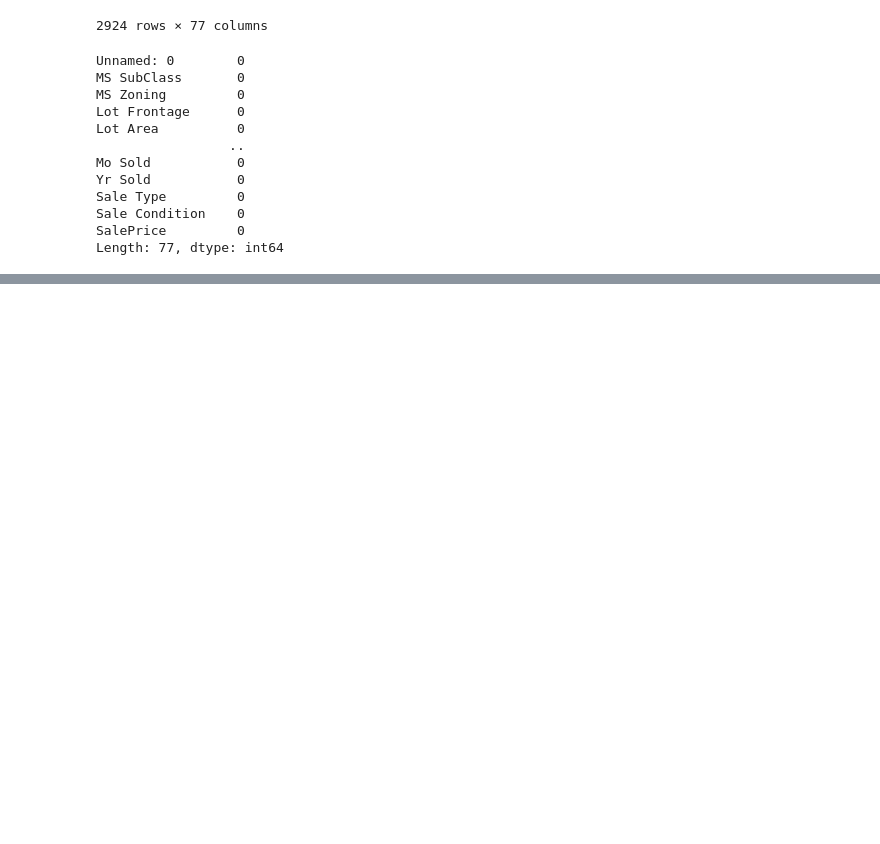
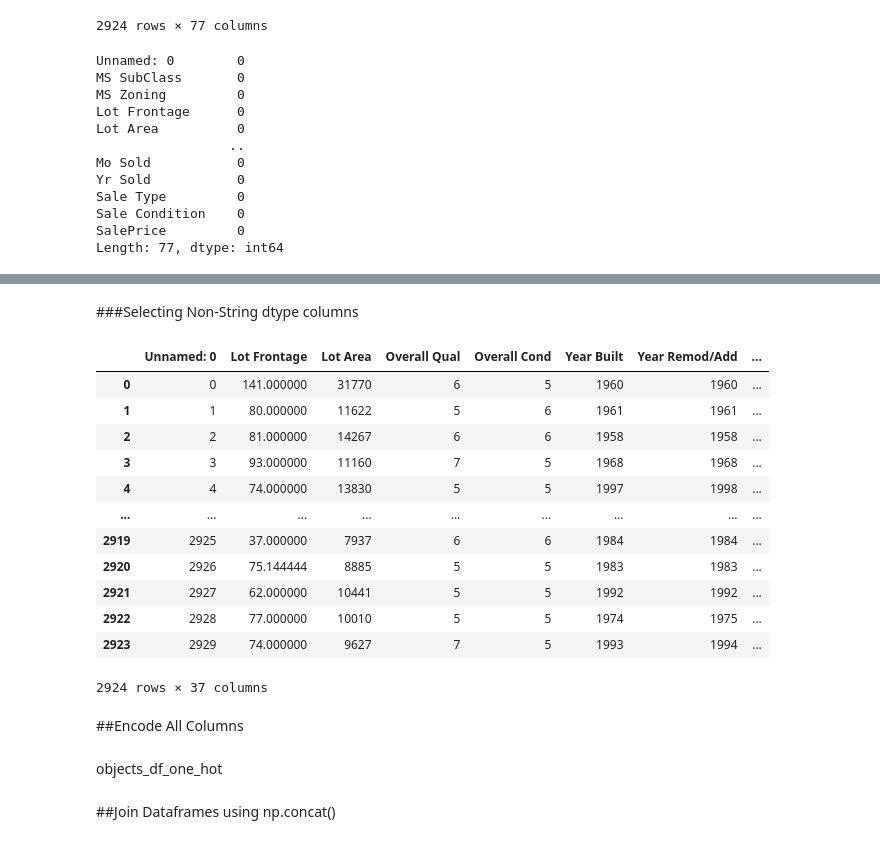
Before and after one commit to Metallicode/Math, a Jupyter notebook: Categorical_Data_Encoding.ipynb, the cells around one changed output, grey strips where cells are left out. Saved outputs shown, nothing was run; the diff lists cells and outputs as text; code cells hidden in the pictures; blank space fills up the shorter version.

```diff
--- a/Categorical_Data_Encoding.ipynb
+++ b/Categorical_Data_Encoding.ipynb
@@ -42,0 +155,21 @@ Length: 77, dtype: int64
+# %% [markdown]
+###Selecting Non-String dtype columns
+# %%
+num_df = df.select_dtypes(exclude="object")
+num_df
+# %% [output]
+|  | Unnamed: 0 | Lot Frontage | Lot Area | Overall Qual | Overall Cond | Year Built | Year Remod/Add | ... |
+| 0 | 0 | 141.000000 | 31770 | 6 | 5 | 1960 | 1960 | ... |
+| 1 | 1 | 80.000000 | 11622 | 5 | 6 | 1961 | 1961 | ... |
+| 2 | 2 | 81.000000 | 14267 | 6 | 6 | 1958 | 1958 | ... |
+| 3 | 3 | 93.000000 | 11160 | 7 | 5 | 1968 | 1968 | ... |
+| 4 | 4 | 74.000000 | 13830 | 5 | 5 | 1997 | 1998 | ... |
+| ... | ... | ... | ... | ... | ... | ... | ... | ... |
+| 2919 | 2925 | 37.000000 | 7937 | 6 | 6 | 1984 | 1984 | ... |
+| 2920 | 2926 | 75.144444 | 8885 | 5 | 5 | 1983 | 1983 | ... |
+| 2921 | 2927 | 62.000000 | 10441 | 5 | 5 | 1992 | 1992 | ... |
+| 2922 | 2928 | 77.000000 | 10010 | 5 | 5 | 1974 | 1975 | ... |
+| 2923 | 2929 | 74.000000 | 9627 | 7 | 5 | 1993 | 1994 | ... |
+2924 rows × 37 columns
+# %% [markdown]
+##Encode All Columns
@@ -42,0 +178,4 @@ Length: 77, dtype: int64
+# %% [markdown]
+objects_df_one_hot
+# %% [markdown]
+##Join Dataframes using np.concat()
```
Also changed, not shown: parts of 19 cells of this notebook.
